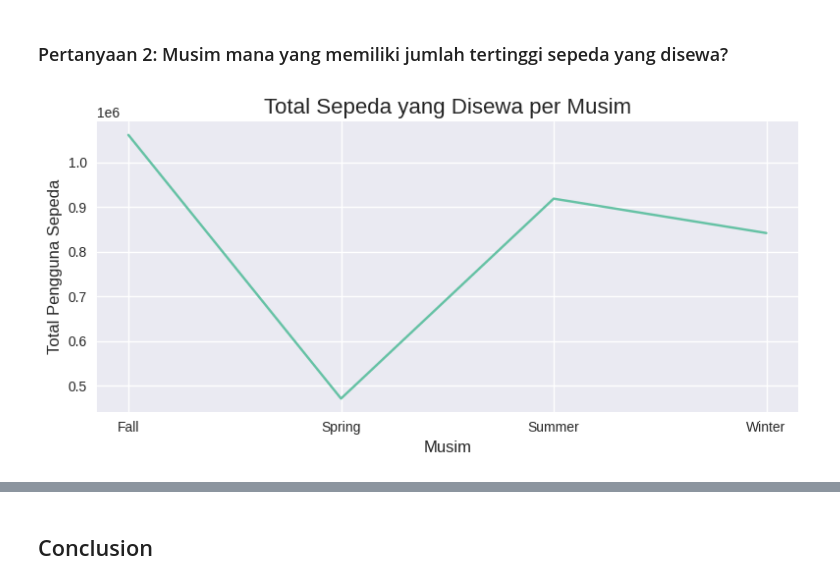
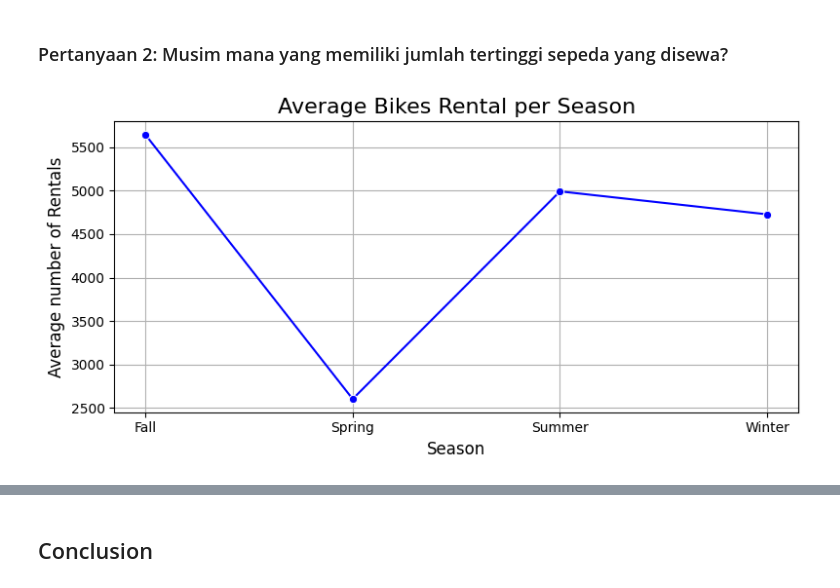
Before and after one commit to faradits/Proyek-Analisis-Data, a Jupyter notebook: notebook.ipynb, the cells around one changed output, grey strips where cells are left out. Cells and saved outputs as stored; diff of their text form; code cells hidden in the pictures.

```diff
--- a/notebook.ipynb
+++ b/notebook.ipynb
@@ -23,7 +25,7 @@ import datetime as dt
 # %% [markdown]
 ### Gathering Data
 # %%
-day_df = pd.read_csv('https://raw.githubusercontent.com/faradits/Proyek-Analisis-Data/refs/heads/main/dataset/day.csv')
+day_df = pd.read_csv('https://raw.githubusercontent.com/faradits/Proyek-Analisis-Data/refs/heads/main/data/day.csv')
 day_df.head()
 # %% [output]
 |  | instant | dteday | season | yr | mnth | holiday | weekday | workingday | weathersit | temp | ... |
@@ -33,7 +35,7 @@ day_df.head()
 | 3 | 4 | 2011-01-04 | 1 | 0 | 1 | 0 | 2 | 1 | 1 | 0.200000 | ... |
 | 4 | 5 | 2011-01-05 | 1 | 0 | 1 | 0 | 3 | 1 | 1 | 0.226957 | ... |
 # %%
-hour_df = pd.read_csv('https://raw.githubusercontent.com/faradits/Proyek-Analisis-Data/refs/heads/main/dataset/hour.csv')
+hour_df = pd.read_csv('https://raw.githubusercontent.com/faradits/Proyek-Analisis-Data/refs/heads/main/data/hour.csv')
 hour_df.head()
 # %% [output]
 |  | instant | dteday | season | yr | mnth | hr | holiday | weekday | workingday | weathersit | ... |
@@ -337,0 +325,8 @@ day_df.groupby(by="season", observed=True).agg({
+# %%
+# Group data by 'day_type' to aggregate data
+day_df['day_type'] = day_df.day.apply(lambda x: 'Holiday' if x in ['Sat', 'Sun'] else 'Workingday')
+day_df.groupby(by='day_type', observed=True).agg({
+    'casual_user': 'sum',
+    'registered_user': 'sum',
+    'total_user': ["max", "min", "mean", "sum"]
+})
@@ -399,19 +400,18 @@ plt.show()
 # %% [markdown]
 ### Pertanyaan 2: Musim mana yang memiliki jumlah tertinggi sepeda yang disewa?
 # %%
-# Calculates total users per season
-season_total = day_df.groupby('season', observed=False)['total_user'].sum()
+# Calculates average users per season
+season_avg = day_df.groupby('season', observed=False)['total_user'].mean()
 
-# Create a line chart
 plt.figure(figsize=(8, 4))
-sns.lineplot(x=season_total.index, y=season_total.values)  # Menggunakan seaborn untuk line chart
+sns.lineplot(x=season_avg.index, y=season_avg.values, marker='o', color='b')  # Line chart dengan marker titik
 
-plt.xlabel("Musim", fontsize=12)
-plt.ylabel("Total Pengguna Sepeda", fontsize=12)
-plt.title("Total Sepeda yang Disewa per Musim", fontsize=16)
+plt.xlabel("Season", fontsize=12)
+plt.ylabel("Average number of Rentals", fontsize=12)
+plt.title("Average Bikes Rental per Season", fontsize=16)
 plt.grid(True)
 
 plt.tight_layout()
 plt.show()
 # %% [output]
-[figure, old version]
+[figure, new version]
```
Also changed, not shown: parts of 17 cells of this notebook, 1 other file.
